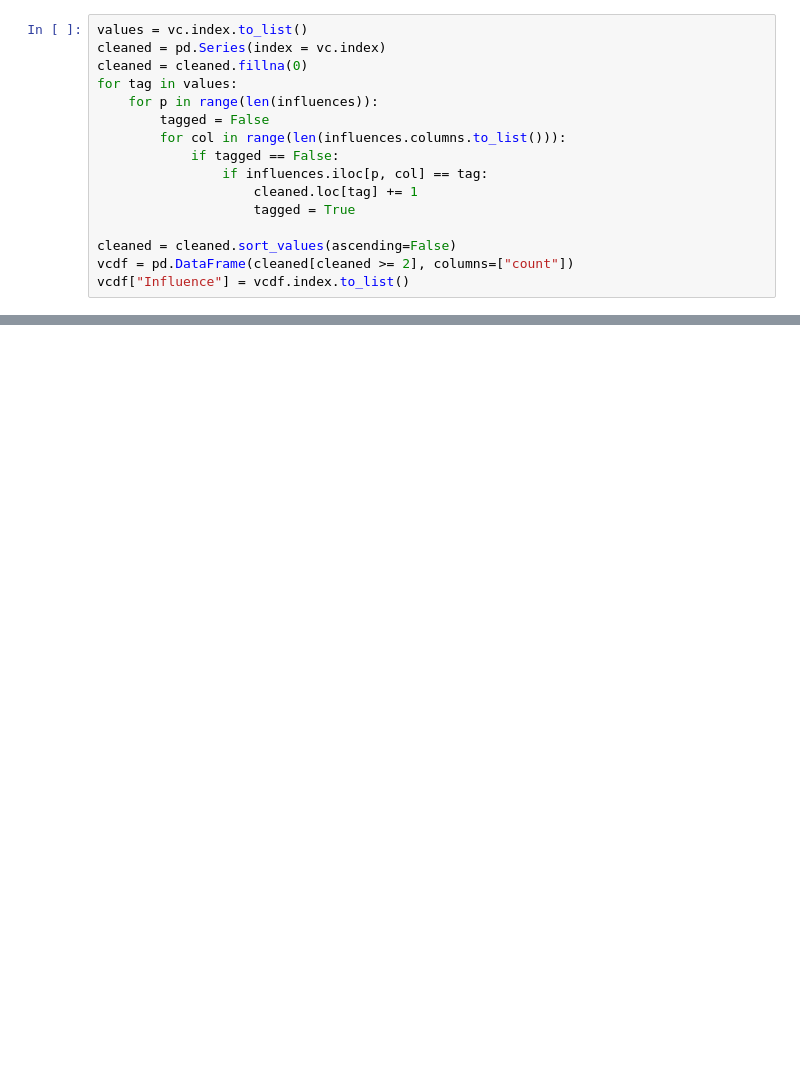
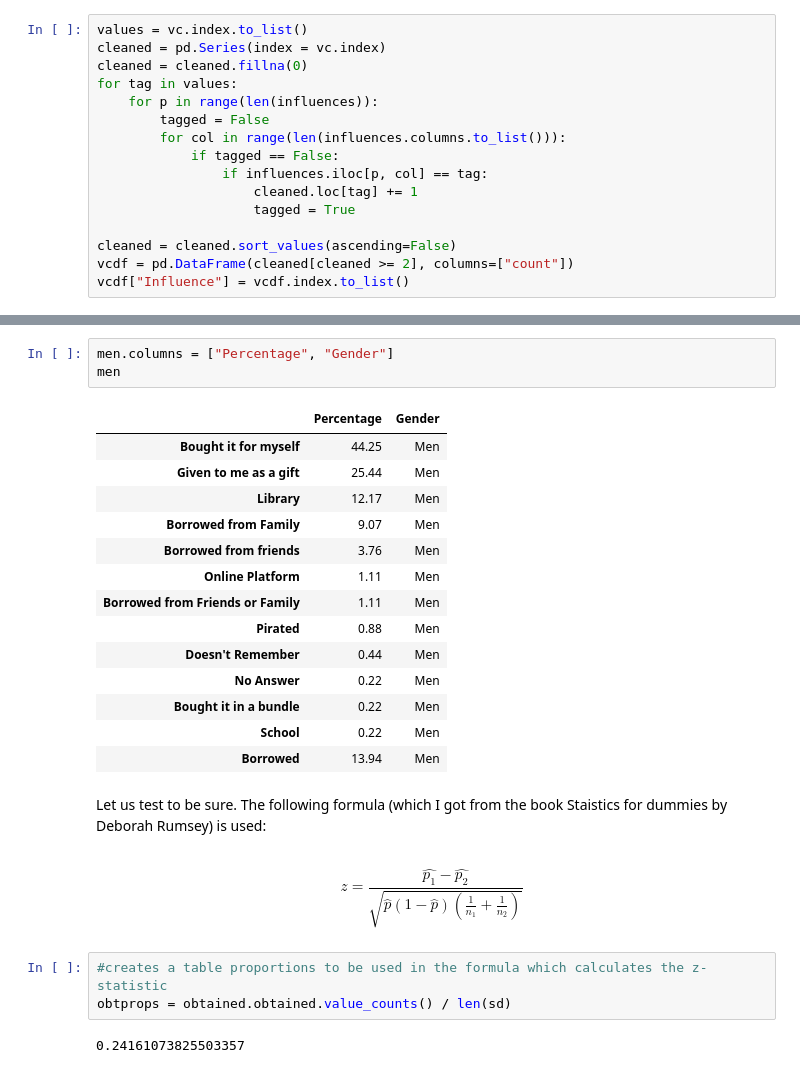
Before and after one commit to aegonwolf/hhg2g, a Jupyter notebook: hhg2g.ipynb, the cells around one changed output, grey strips where cells are left out. Cells and saved outputs as stored; diff of their text form; blank space fills up the shorter version.

```diff
--- a/hhg2g.ipynb
+++ b/hhg2g.ipynb
@@ -413,0 +496,30 @@ Aspect respondent 401 found the most interesting: The absurdity
+# %%
+men.columns = ["Percentage", "Gender"]
+men
+# %% [output]
+|  | Percentage | Gender |
+| Bought it for myself | 44.25 | Men |
+| Given to me as a gift | 25.44 | Men |
+| Library | 12.17 | Men |
+| Borrowed from Family | 9.07 | Men |
+| Borrowed from friends | 3.76 | Men |
+| Online Platform | 1.11 | Men |
+| Borrowed from Friends or Family | 1.11 | Men |
+| Pirated | 0.88 | Men |
+| Doesn't Remember | 0.44 | Men |
+| No Answer | 0.22 | Men |
+| Bought it in a bundle | 0.22 | Men |
+| School | 0.22 | Men |
+| Borrowed | 13.94 | Men |
+# %% [markdown]
+Let us test to be sure.
+The following formula (which I got from the book Staistics for dummies by Deborah Rumsey) is used:
+# %% [markdown]
+\begin{equation*}
+   z= \frac{\widehat{p_{1} }  - \widehat{p_{2} }}{ \sqrt{ \widehat{p}(1- \widehat{p})( \frac{1}{ n_{1} } +  \frac{1}{ n_{2} })} }
+\end{equation*}
+# %%
+#creates a table proportions to be used in the formula which calculates the z-statistic
+obtprops = obtained.obtained.value_counts() / len(sd)
+# %% [output]
+0.24161073825503357
```
Also changed, not shown: parts of 31 cells of this notebook.
